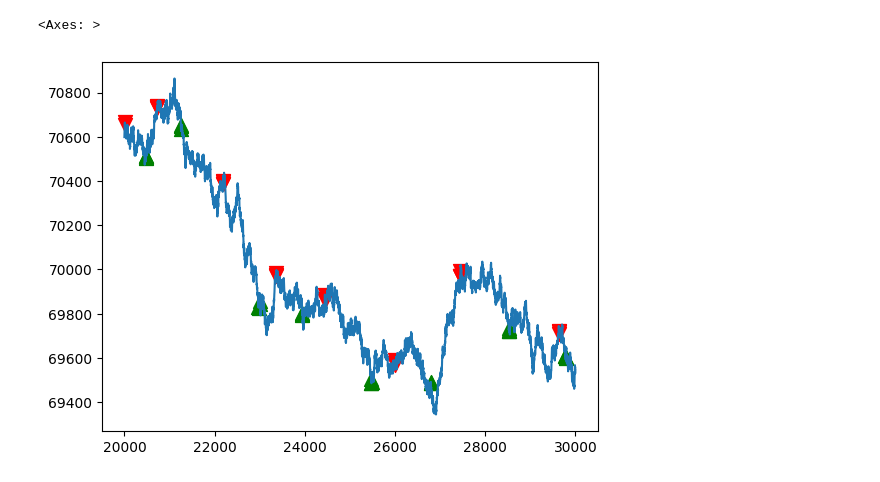
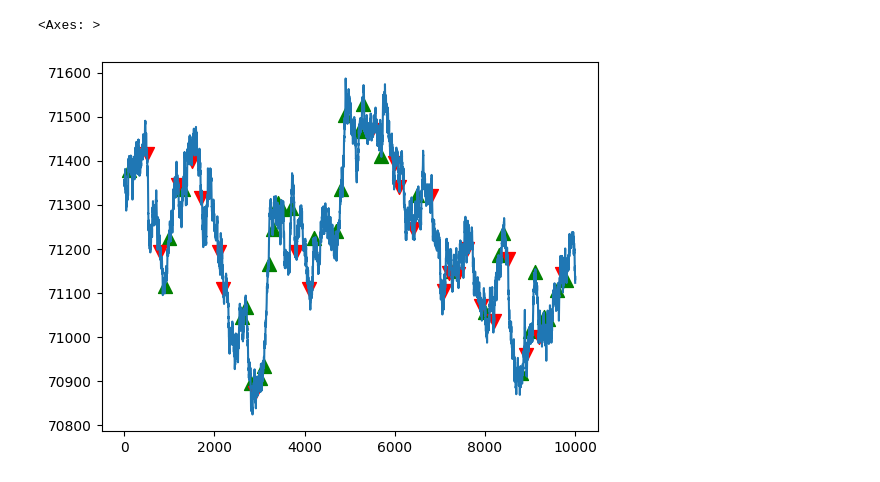
Before and after one commit to naman-doshi/IMCProsperity-2, a Jupyter notebook: R3/analysis.ipynb, the cells around one changed output. Cells and saved outputs as stored; diff of their text form; code cells hidden in the pictures.

```diff
--- a/R3/analysis.ipynb
+++ b/R3/analysis.ipynb
@@ -24,7 +24,7 @@ lis = [strawb[i]*6 + choc[i]*4 + roses[i] for i in range(len(strawb))]
 # create new dataframe
 df2 = pd.DataFrame()
 df2['combined'] = lis
-df2['combined'] = df2['combined'] + 380
+df2['combined'] = df2['combined'] + 381
 df2['basket'] = basket
 # %%
 spread = df2['combined'] - df2['basket']
@@ -50,18 +56,14 @@ zscores.plot()
 # %%
-opens = [479.0, 480.0, 488.0, 489.0, 1251.0, 1252.0, 1253.0, 2973.0, 2974.0, 3005.0, 3010.0, 3945.0, 3946.0, 3947.0, 5477.0, 5478.0, 5479.0, 5480.0, 6791.0, 6792.0, 6793.0, 8530.0, 8536.0, 8537.0, 8538.0, 9780.0, 9781.0, 9782.0, 9783.0]
-opens = [i + 20000 for i in opens]
-closes = [9.0, 10.0, 728.0, 729.0, 730.0, 733.0, 2190.0, 2191.0, 2192.0, 2193.0, 3360.0, 3361.0, 3363.0, 4446.0, 4450.0, 4451.0, 5999.0, 6000.0, 6010.0, 7449.0, 7450.0, 7451.0, 7452.0, 9629.0, 9630.0, 9631.0]
-closes = [i + 20000 for i in closes]
-
-
+opens = [100.0, 900.0, 1000.0, 1300.0, 2600.0, 2700.0, 2800.0, 3000.0, 3100.0, 3200.0, 3300.0, 3400.0, 3500.0, 3700.0, 4200.0, 4700.0, 4800.0, 4900.0, 5200.0, 5300.0, 5700.0, 6500.0, 7300.0, 8000.0, 8300.0, 8400.0, 8800.0, 9000.0, 9100.0, 9300.0, 9400.0, 9600.0, 9800.0]
+closes =  [500.0, 800.0, 1200.0, 1500.0, 1700.0, 2100.0, 2200.0, 2900.0, 3800.0, 4100.0, 5500.0, 6000.0, 6100.0, 6400.0, 6800.0, 7100.0, 7200.0, 7400.0, 7600.0, 7900.0, 8200.0, 8500.0, 8900.0, 9200.0, 9700.0]
 
 #plot opens as green triangles
 plt.scatter(opens, df2['basket'][opens], color='g', marker='^', s=100)
 #plot closes as red triangles
 plt.scatter(closes, df2['basket'][closes], color='r', marker='v', s=100)
-df2['basket'][20000:].plot()
+df2['basket'][:10000].plot()
 # enable zooming in on plo
 # %% [output]
 <Axes: >
-[figure, old version]
+[figure, new version]
 # %%
```
Also changed, not shown: parts of 4 cells of this notebook, 10 other files.
